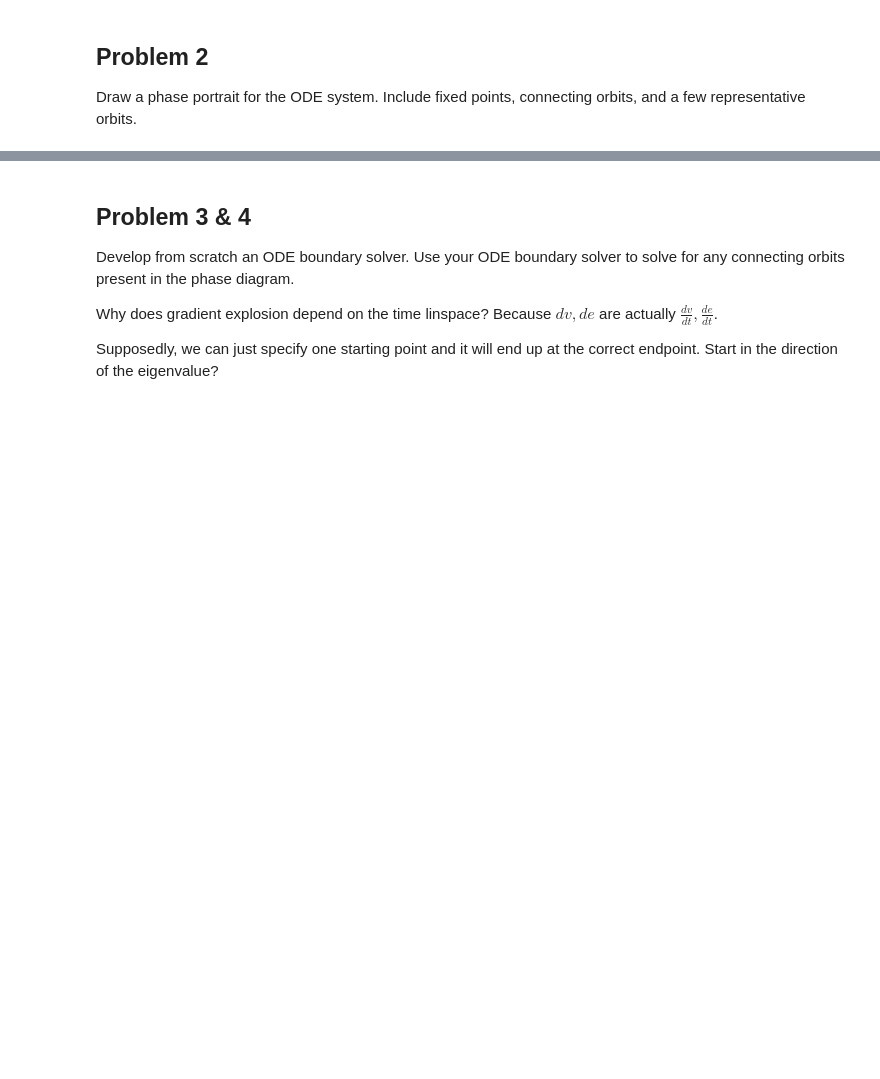
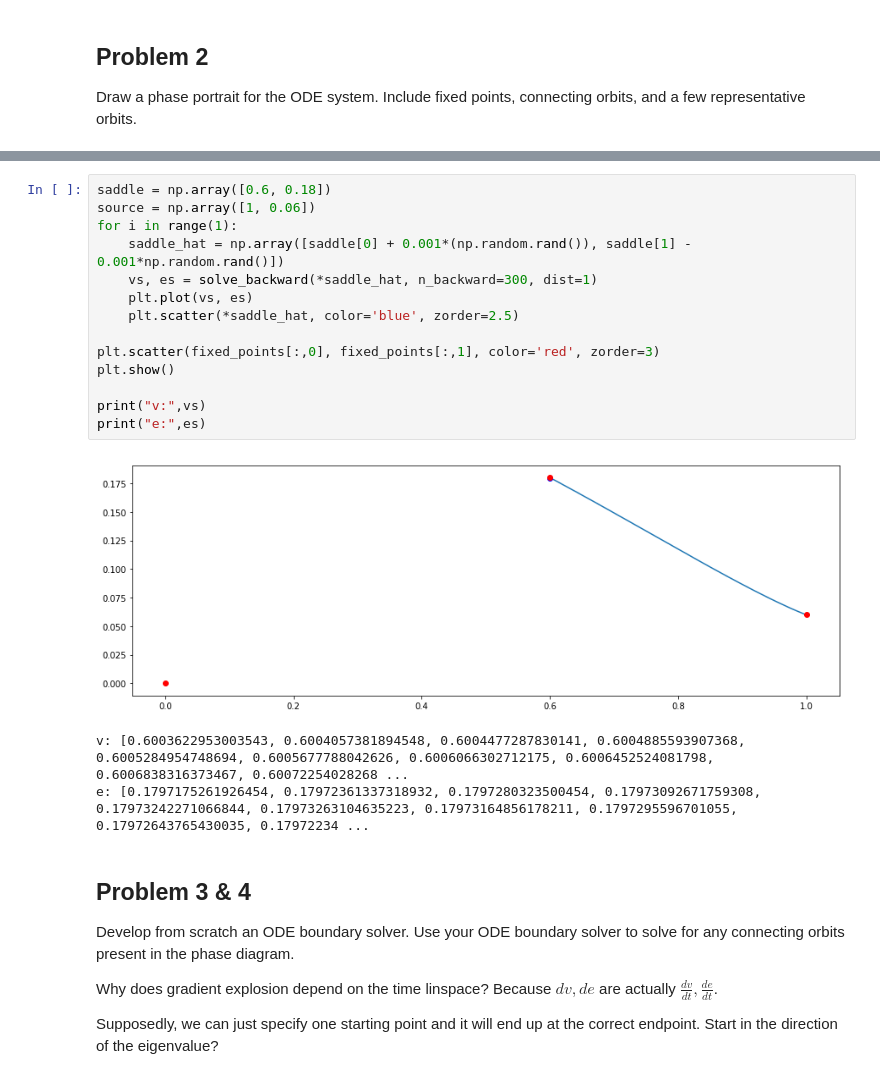
Before and after one commit to kylrth/boundaryvalue, a Jupyter notebook: Jared_BVS.ipynb, the cells around one changed output, grey strips where cells are left out. Drawn from its saved outputs; the diff is of its cells as text; blank space fills up the shorter version.

```diff
--- a/Jared_BVS.ipynb
+++ b/Jared_BVS.ipynb
@@ -95,4 +99,22 @@ print(vs_5[-1:], es_5[-1:])
 [0.9999999999999992] [0.06000000000000014]
+# %%
+saddle = np.array([0.6, 0.18])
+source = np.array([1, 0.06])
+for i in range(1):
+    saddle_hat = np.array([saddle[0] + 0.001*(np.random.rand()), saddle[1] - 0.001*np.random.rand()])
+    vs, es = solve_backward(*saddle_hat, n_backward=300, dist=1)
+    plt.plot(vs, es)
+    plt.scatter(*saddle_hat, color='blue', zorder=2.5)
+
+plt.scatter(fixed_points[:,0], fixed_points[:,1], color='red', zorder=3)
+plt.show()
+
+print("v:",vs)
+print("e:",es)
+# %% [output]
+[figure, added]
+v: [0.6003622953003543, 0.6004057381894548, 0.6004477287830141, 0.6004885593907368, 0.6005284954748694, 0.6005677788042626, 0.6006066302712175, 0.6006452524081798, 0.6006838316373467, 0.60072254028268 ...
+e: [0.1797175261926454, 0.17972361337318932, 0.1797280323500454, 0.17973092671759308, 0.17973242271066844, 0.17973263104635223, 0.17973164856178211, 0.1797295596701055, 0.17972643765430035, 0.17972234 ...
 # %% [markdown]
 ## Problem 3 & 4
 Develop from scratch an ODE boundary solver.
```
Also changed, not shown: parts of 2 cells of this notebook.
